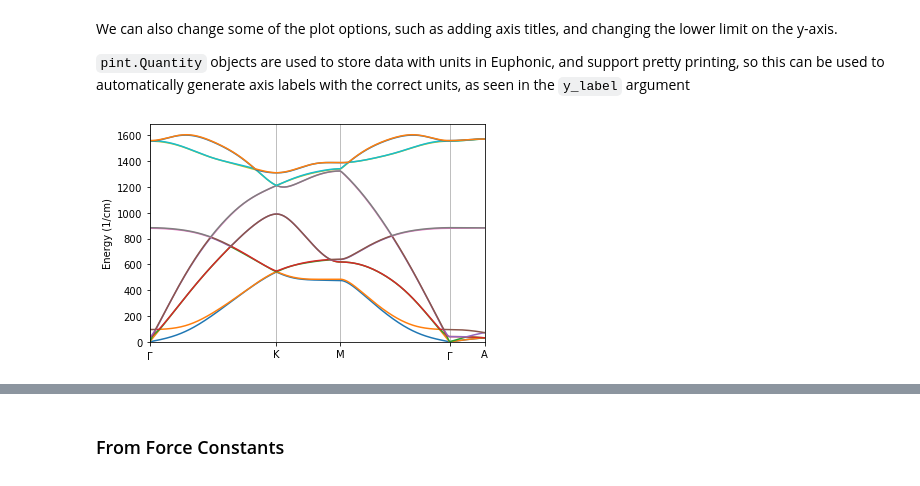
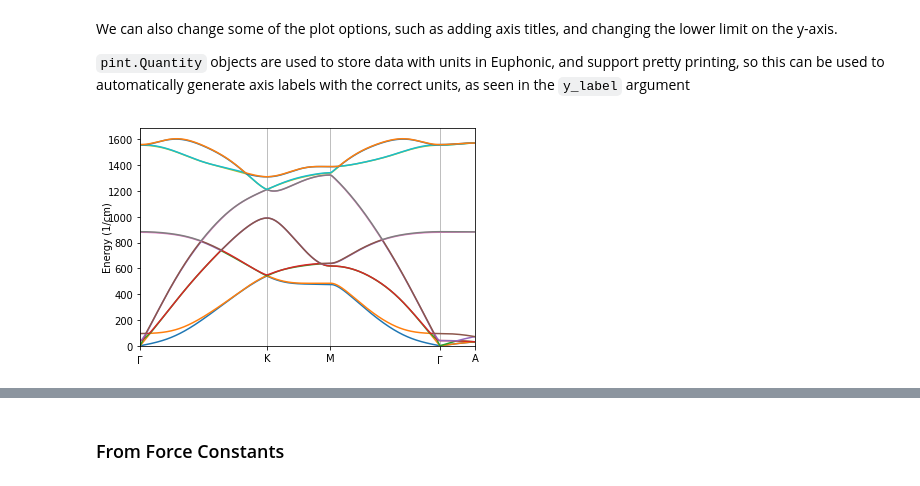
Before and after one commit to pace-neutrons/Euphonic, a Jupyter notebook: tutorials/plotting_dispersion.ipynb, the cells around one changed output, grey strips where cells are left out. Drawn from its saved outputs; the diff is of its cells as text; code cells hidden in the pictures.

Commit message:
Remove plot_dispersion, update docs to teach .get_dispersion()

```diff
--- a/tutorials/plotting_dispersion.ipynb
+++ b/tutorials/plotting_dispersion.ipynb
@@ -33,7 +36,7 @@ units in Euphonic, and support pretty printing, so this can
 be used to automatically generate axis labels with the
 correct units, as seen in the `y_label` argument
 # %%
-fig = plot_dispersion(phonons, y_min=0,
-                      y_label=f'Energy ({phonons.frequencies.units:~P})')
+fig = plot_1d(phonons.get_dispersion(), y_min=0,
+              y_label=f'Energy ({phonons.frequencies.units:~P})')
 # %% [output]
-[figure, old version]
+[figure, new version]
```
Also changed, not shown: parts of 10 cells of this notebook, 3 other files.
